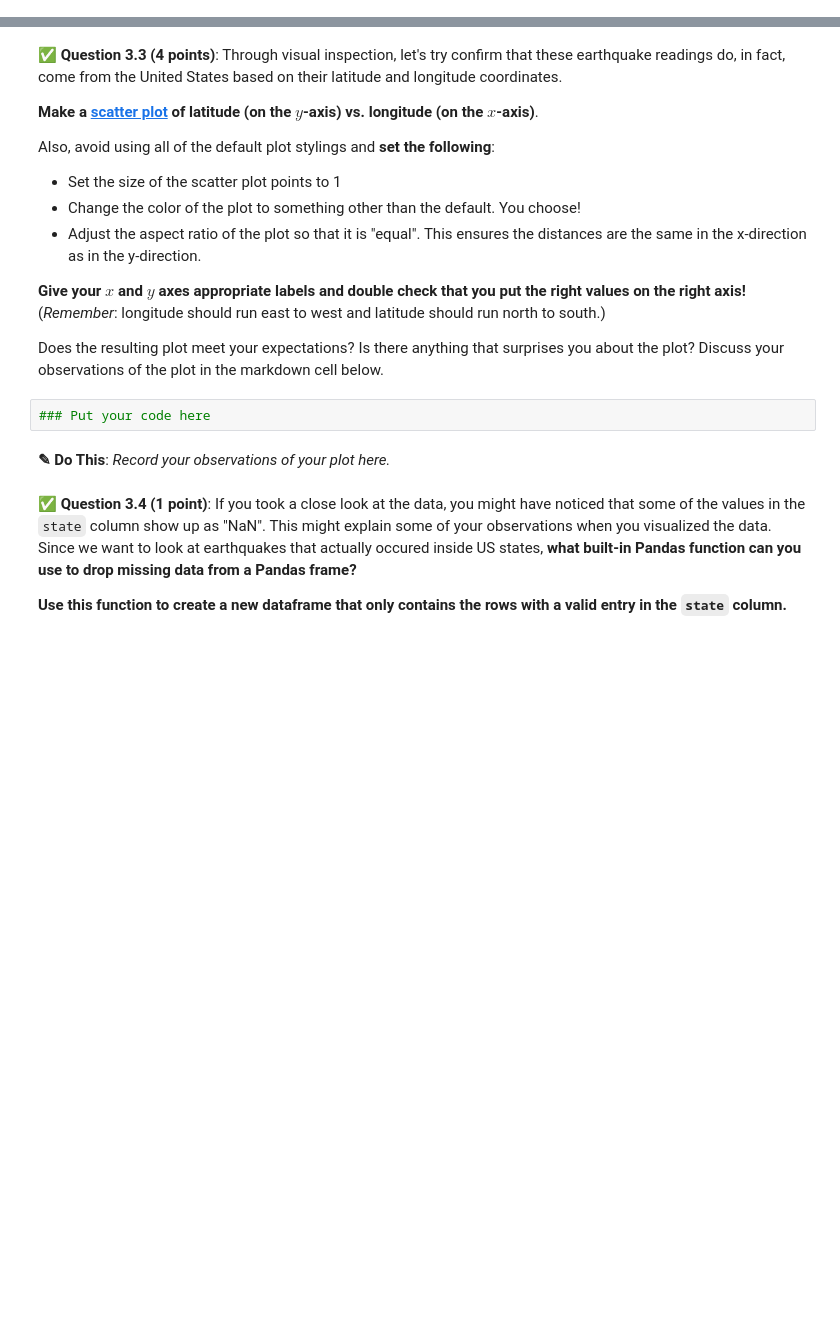
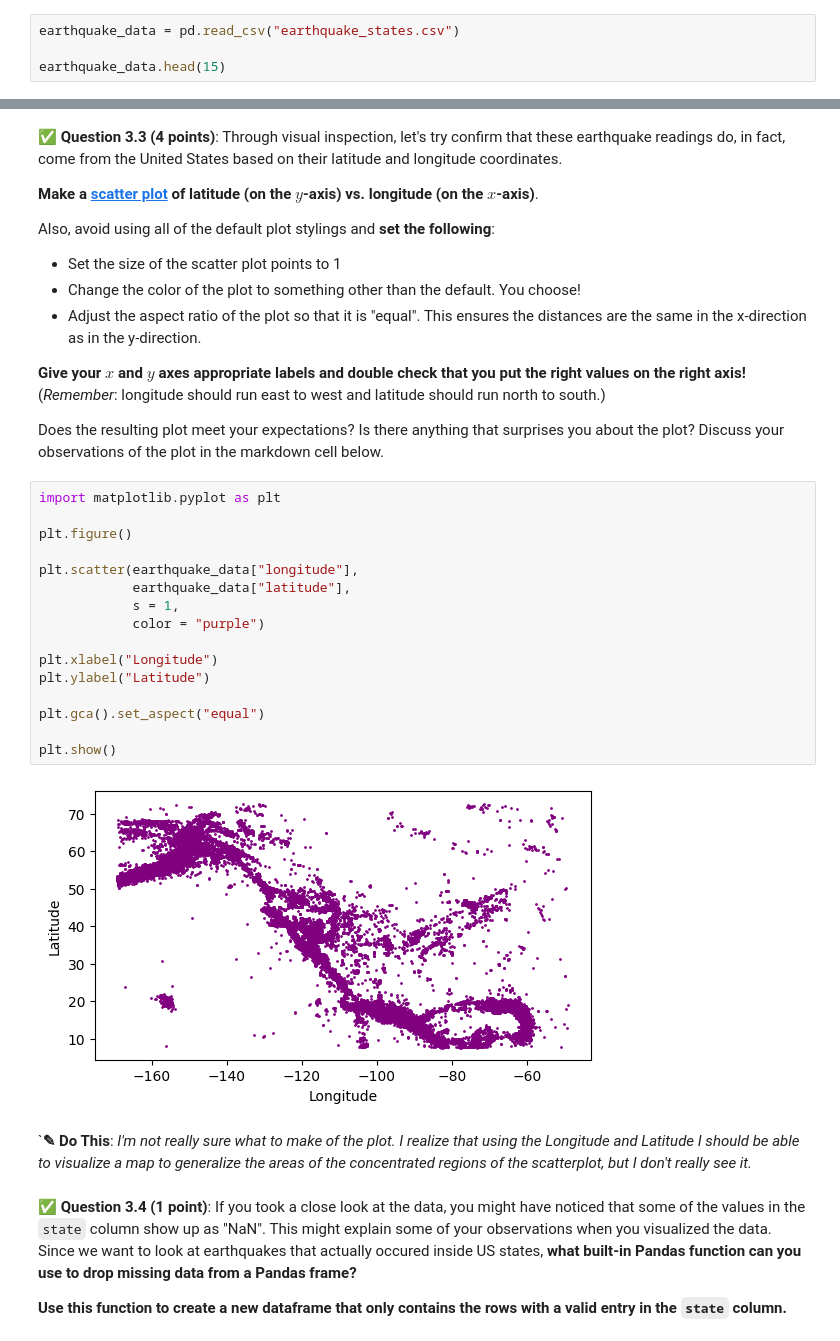
Before and after one commit to arshwasnik/cmse202-s26-turnin, a Jupyter notebook: hw-01/HW-01_GitPracticeDebuggingPythonPackagesAndClasses-STUDENT.ipynb, the cells around one changed output, grey strips where cells are left out. Saved outputs shown, nothing was run; the diff lists cells and outputs as text; blank space fills up the shorter version.

```diff
--- a/hw-01/HW-01_GitPracticeDebuggingPythonPackagesAndClasses-STUDENT.ipynb
+++ b/hw-01/HW-01_GitPracticeDebuggingPythonPackagesAndClasses-STUDENT.ipynb
@@ -364,0 +363,4 @@ That headline might be a alarming, but you're going to take a look at the data y
+# %%
+earthquake_data = pd.read_csv("earthquake_states.csv")
+
+earthquake_data.head(15)
@@ -375,10 +394,26 @@ Also, avoid using all of the default plot stylings and **set the following**:
 **Give your $x$ and $y$ axes appropriate labels and double check that you put the right values on the right axis!** (*Remember*: longitude should run east to west and latitude should run north to south.)
 
 Does the resulting plot meet your expectations? Is there anything that surprises you about the plot? Discuss your observations of the plot in the markdown cell below.
-# %%
-### Put your code here
-# %% [markdown]
-**<font size=+3>&#9998;</font> Do This**: *Record your observations of your plot here.*
+# %%
+import matplotlib.pyplot as plt
+
+plt.figure()
+
+plt.scatter(earthquake_data["longitude"],
+            earthquake_data["latitude"],
+            s = 1,
+            color = "purple")
+
+plt.xlabel("Longitude")
+plt.ylabel("Latitude")
+
+plt.gca().set_aspect("equal")
+
+plt.show()
+# %% [output]
+[figure, added]
+# %% [markdown]
+`**<font size=+3>&#9998;</font> Do This**: *I'm not really sure what to make of the plot. I realize that using the Longitude and Latitude I should be able to visualize a map to generalize the areas of the concentrated regions of the scatterplot, but I don't really see it.*
 # %% [markdown]
 &#9989; **Question 3.4 (1 point)**: If you took a close look at the data, you might have noticed that some of the values in the `state` column show up as "NaN". This might explain some of your observations when you visualized the data. Since we want to look at earthquakes that actually occured inside US states, **what built-in Pandas function can you use to drop missing data from a Pandas frame?**
 
```
Also changed, not shown: parts of 14 cells of this notebook.
